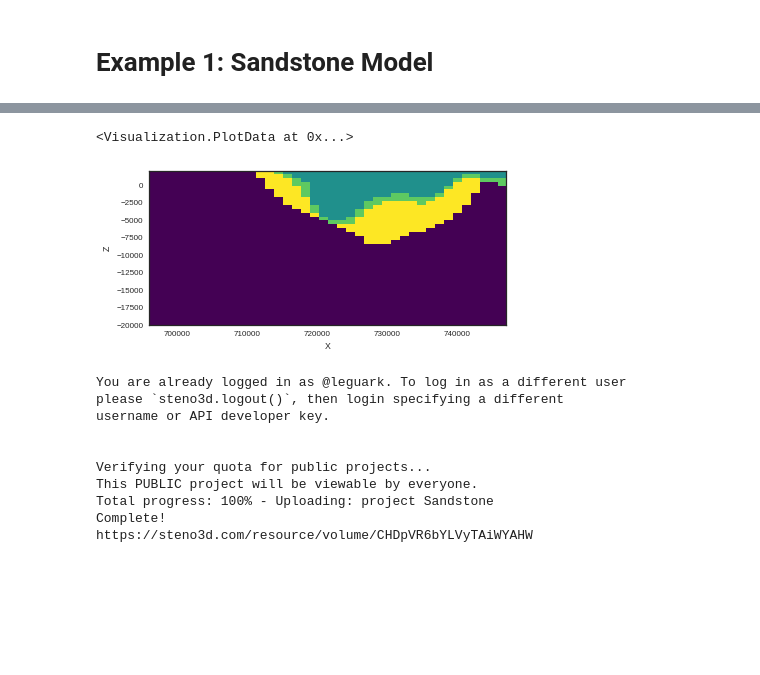
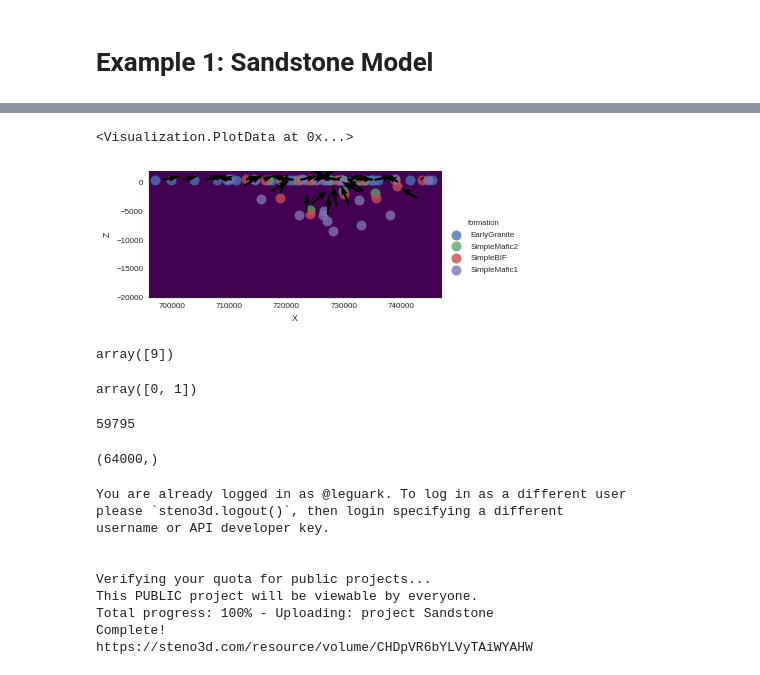
Before and after one commit to nre-aachen/gempy, a Jupyter notebook: Prototype Notebook/Example_1_Sandstone.ipynb, the cells around one changed output, grey strips where cells are left out. Cells and saved outputs as stored; diff of their text form; code cells hidden in the pictures; blank space fills up the shorter version.

```diff
--- a/Prototype Notebook/Example_1_Sandstone.ipynb
+++ b/Prototype Notebook/Example_1_Sandstone.ipynb
@@ -47,7 +49,7 @@ GeMpy.set_data_series(geo_data, {"EarlyGranite_Series":geo_data.formations[-1],
 # grade after compilation). From here we can set also the data type of the operations in case you want to
 # use the GPU. Verbose is huge. There is a large list of strings that select what you want to print while
 # the computation.
-data_interp = GeMpy.set_interpolator(geo_data, u_grade = 2, dtype="float32", verbose=[])
+data_interp = GeMpy.set_interpolator(geo_data, dtype="float32", verbose=[])
 # %%
 # This cell will go to the backend
 
@@ -67,9 +87,26 @@ sol = debugging(input_data_P[0], input_data_P[1], input_data_P[2], input_data_P[
 # %%
 # Plot the block model.
-GeMpy.plot_section(geo_data, 13,  block = sol, direction='y', plot_data = False)
+GeMpy.plot_section(geo_data, 13,  block = sol, direction='y', plot_data = True)
 # %% [output]
 <Visualization.PlotData at 0x...>
-[figure, old version]
+[figure, new version]
+# %%
+data_interp.interpolator.tg.u_grade_T.get_value()
+# %% [output]
+array([9])
+# %%
+np.unique(sol)
+# %% [output]
+array([0, 1])
+# %%
+#np.save('SandstoneSol', sol)
+np.count_nonzero(np.load('SandstoneSol.npy') == sol)
+# %% [output]
+59795
+# %%
+sol.shape
+# %% [output]
+(64000,)
 # %%
 GeMpy.PlotData(geo_data).plot3D_steno(sol, 'Sandstone', description='The sandstone model')
 # %% [output]
```
Also changed, not shown: parts of 2 cells of this notebook, 10 other files.
